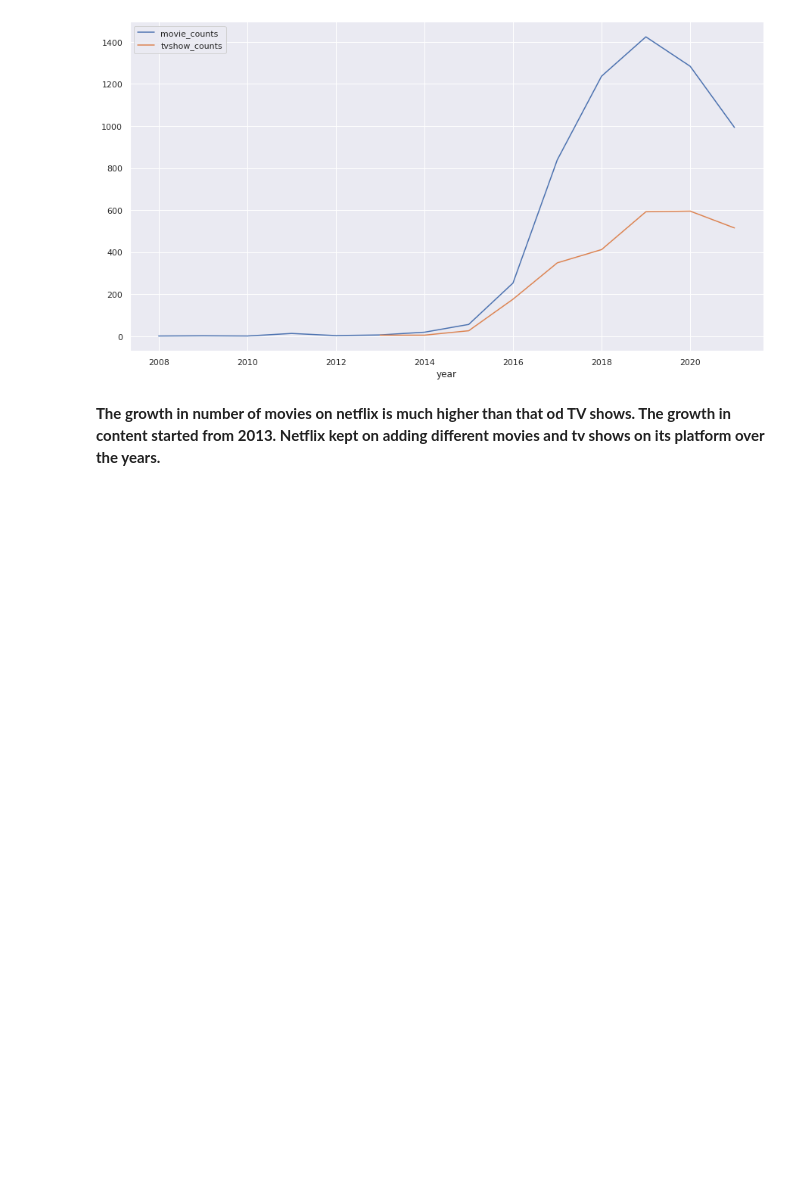
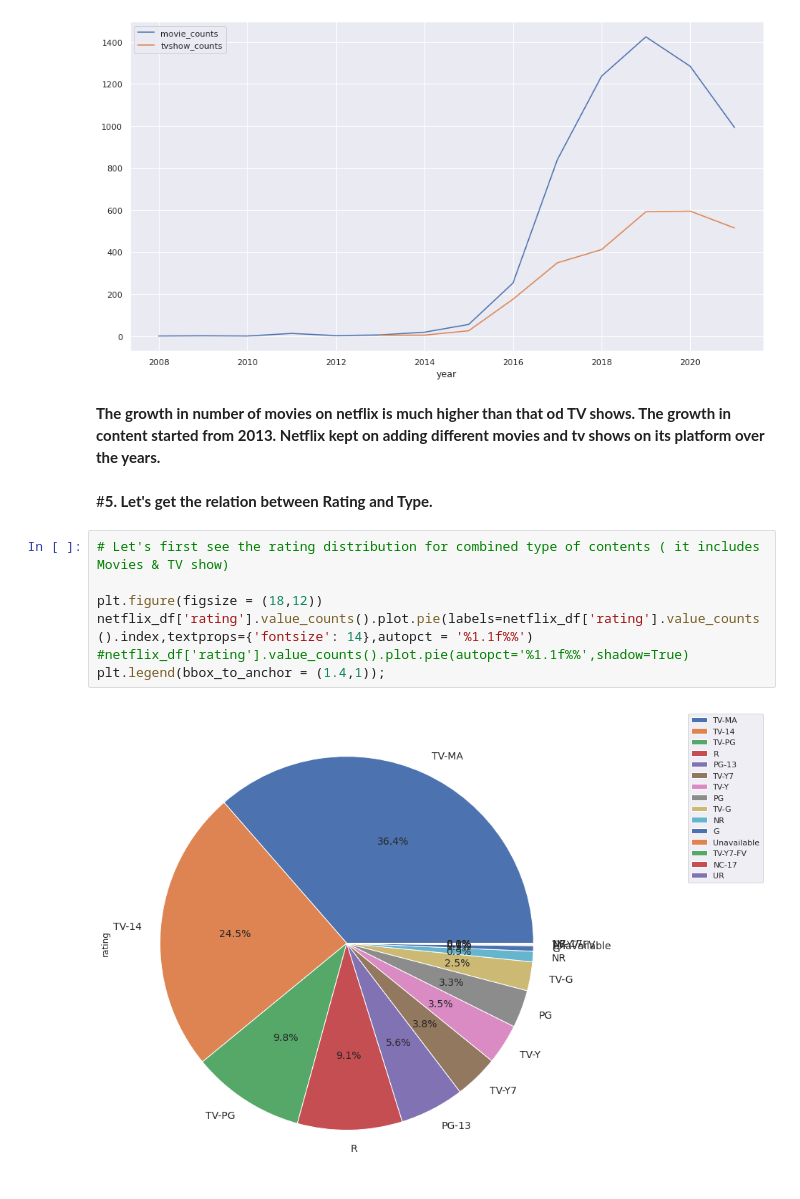
Before and after one commit to Kousikdutta1/Netflix-Shows-and-Movies-Dataset-Analysis, a Jupyter notebook: Netflix_Data_Analysis.ipynb, the cells around one changed output. Saved outputs shown, nothing was run; the diff lists cells and outputs as text; blank space fills up the shorter version.

Commit message:
fifth commit Netflix_dataset

```diff
--- a/Netflix_Data_Analysis.ipynb
+++ b/Netflix_Data_Analysis.ipynb
@@ -694,3 +694,14 @@ merged_dataset.plot(x="year", y=['movie_counts',	'tvshow_counts'], kind="line",
 [figure]
 # %% [markdown]
 **The growth in number of movies on netflix is much higher than that od TV shows. The growth in content started from 2013. Netflix kept on adding different movies and tv shows on its platform over the years.**
+# %% [markdown]
+#**5. Let's get the relation between Rating and Type.**
+# %%
+# Let's first see the rating distribution for combined type of contents ( it includes Movies & TV show)
+
+plt.figure(figsize = (18,12))
+netflix_df['rating'].value_counts().plot.pie(labels=netflix_df['rating'].value_counts().index,textprops={'fontsize': 14},autopct = '%1.1f%%')
+#netflix_df['rating'].value_counts().plot.pie(autopct='%1.1f%%',shadow=True)
+plt.legend(bbox_to_anchor = (1.4,1));
+# %% [output]
+[figure, added]
```
Also changed, not shown: parts of 12 cells of this notebook.
